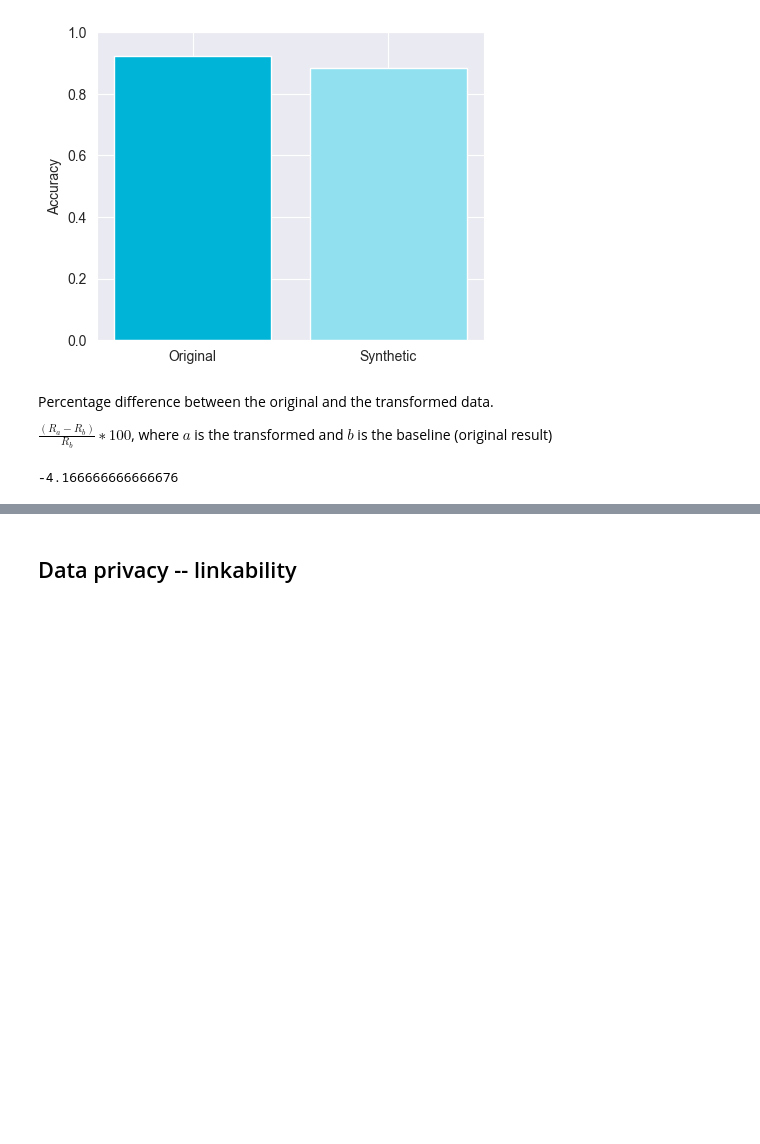
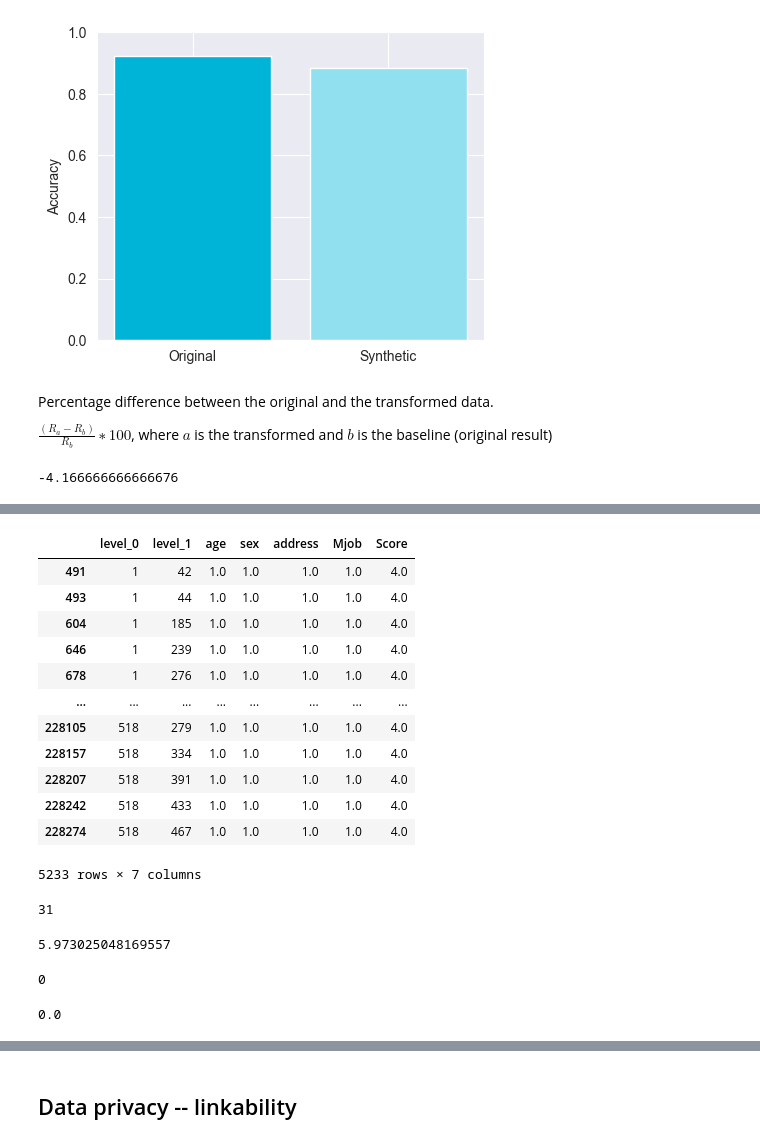
Before and after one commit to tmcarvalho/hands-on-synthetic-data, a Jupyter notebook: synthetic_data_generation.ipynb, the cells around one changed output, grey strips where cells are left out. Saved outputs shown, nothing was run; the diff lists cells and outputs as text; code cells hidden in the pictures; blank space fills up the shorter version.

```diff
--- a/synthetic_data_generation.ipynb
+++ b/synthetic_data_generation.ipynb
@@ -271,0 +384,30 @@ $\frac{(𝑅_𝑎−𝑅_𝑏)}{𝑅_𝑏}∗100$, where $a$ is the transformed
+# %%
+# Filter the potential matches with maximum score, i.e. all QIs match
+potential_matches_100 = potential_matches.loc[potential_matches.Score == potential_matches.Score.max(),]
+potential_matches_100
+# %% [output]
+|  | level_0 | level_1 | age | sex | address | Mjob | Score |
+| 491 | 1 | 42 | 1.0 | 1.0 | 1.0 | 1.0 | 4.0 |
+| 493 | 1 | 44 | 1.0 | 1.0 | 1.0 | 1.0 | 4.0 |
+| 604 | 1 | 185 | 1.0 | 1.0 | 1.0 | 1.0 | 4.0 |
+| 646 | 1 | 239 | 1.0 | 1.0 | 1.0 | 1.0 | 4.0 |
+| 678 | 1 | 276 | 1.0 | 1.0 | 1.0 | 1.0 | 4.0 |
+| ... | ... | ... | ... | ... | ... | ... | ... |
+| 228105 | 518 | 279 | 1.0 | 1.0 | 1.0 | 1.0 | 4.0 |
+| 228157 | 518 | 334 | 1.0 | 1.0 | 1.0 | 1.0 | 4.0 |
+| 228207 | 518 | 391 | 1.0 | 1.0 | 1.0 | 1.0 | 4.0 |
+| 228242 | 518 | 433 | 1.0 | 1.0 | 1.0 | 1.0 | 4.0 |
+| 228274 | 518 | 467 | 1.0 | 1.0 | 1.0 | 1.0 | 4.0 |
+5233 rows × 7 columns
+# %%
+match_count(potential_matches_100, synthetic_data)
+# %% [output]
+31
+5.973025048169557
+# %%
+# Filter the potential matches with 90% score given the total number of QIs
+potential_matches_90 = potential_matches.loc[potential_matches.Score > len(qis)*0.9,]
+match_count(potential_matches_90, synthetic_data)
+# %% [output]
+0
+0.0
```
Also changed, not shown: parts of 19 cells of this notebook, 2 other files.
